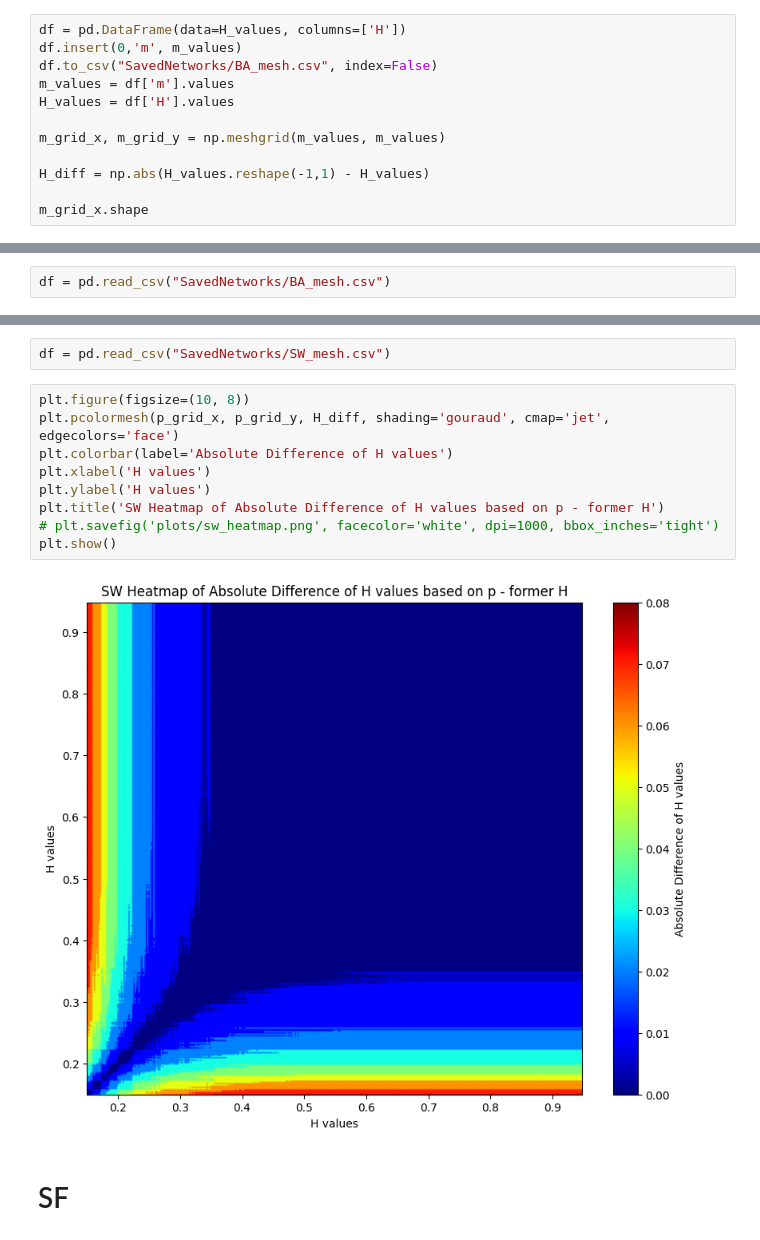
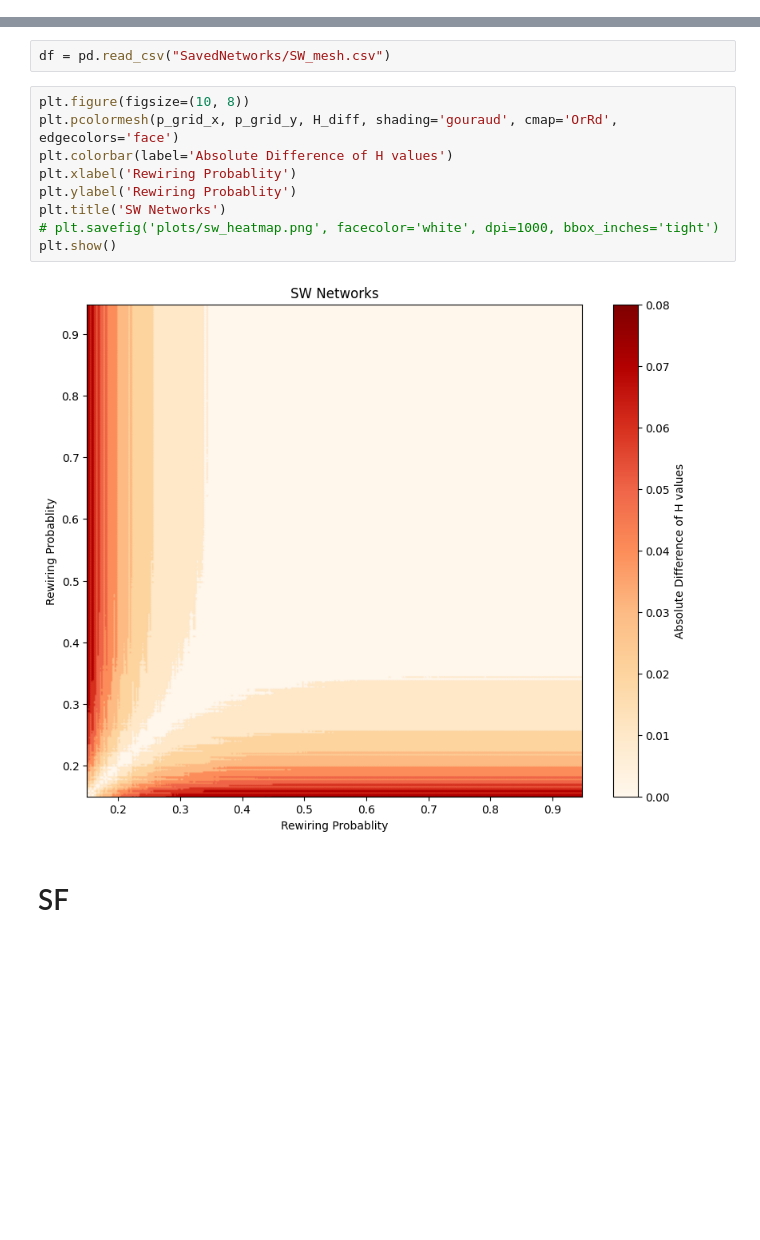
Before and after one commit to hghaemi/h_index_paper, a Jupyter notebook: random_artificial_networks.ipynb, the cells around one changed output, grey strips where cells are left out. Drawn from its saved outputs; the diff is of its cells as text; blank space fills up the shorter version.

```diff
--- a/random_artificial_networks.ipynb
+++ b/random_artificial_networks.ipynb
@@ -1299,12 +1392,0 @@ for m in tqdm(m_values):
-# %%
-df = pd.DataFrame(data=H_values, columns=['H'])
-df.insert(0,'m', m_values)
-df.to_csv("SavedNetworks/BA_mesh.csv", index=False)
-m_values = df['m'].values
-H_values = df['H'].values
-
-m_grid_x, m_grid_y = np.meshgrid(m_values, m_values)
-
-H_diff = np.abs(H_values.reshape(-1,1) - H_values)
-
-m_grid_x.shape
@@ -1313,2 +1392,0 @@ m_grid_x.shape
-# %%
-df = pd.read_csv("SavedNetworks/BA_mesh.csv")
@@ -1364,14 +1470,14 @@ print(H_diff)
 df = pd.read_csv("SavedNetworks/SW_mesh.csv")
 # %%
 plt.figure(figsize=(10, 8))
-plt.pcolormesh(p_grid_x, p_grid_y, H_diff, shading='gouraud', cmap='jet', edgecolors='face')
+plt.pcolormesh(p_grid_x, p_grid_y, H_diff, shading='gouraud', cmap='OrRd', edgecolors='face')
 plt.colorbar(label='Absolute Difference of H values')
-plt.xlabel('H values')
-plt.ylabel('H values')
-plt.title('SW Heatmap of Absolute Difference of H values based on p - former H')
+plt.xlabel('Rewiring Probablity')
+plt.ylabel('Rewiring Probablity')
+plt.title('SW Networks')
 # plt.savefig('plots/sw_heatmap.png', facecolor='white', dpi=1000, bbox_inches='tight')
 plt.show()
 # %% [output]
-[figure, old version]
+[figure, new version]
 # %% [markdown]
 # SF
```
Also changed, not shown: parts of 45 cells of this notebook, 1 other file.
